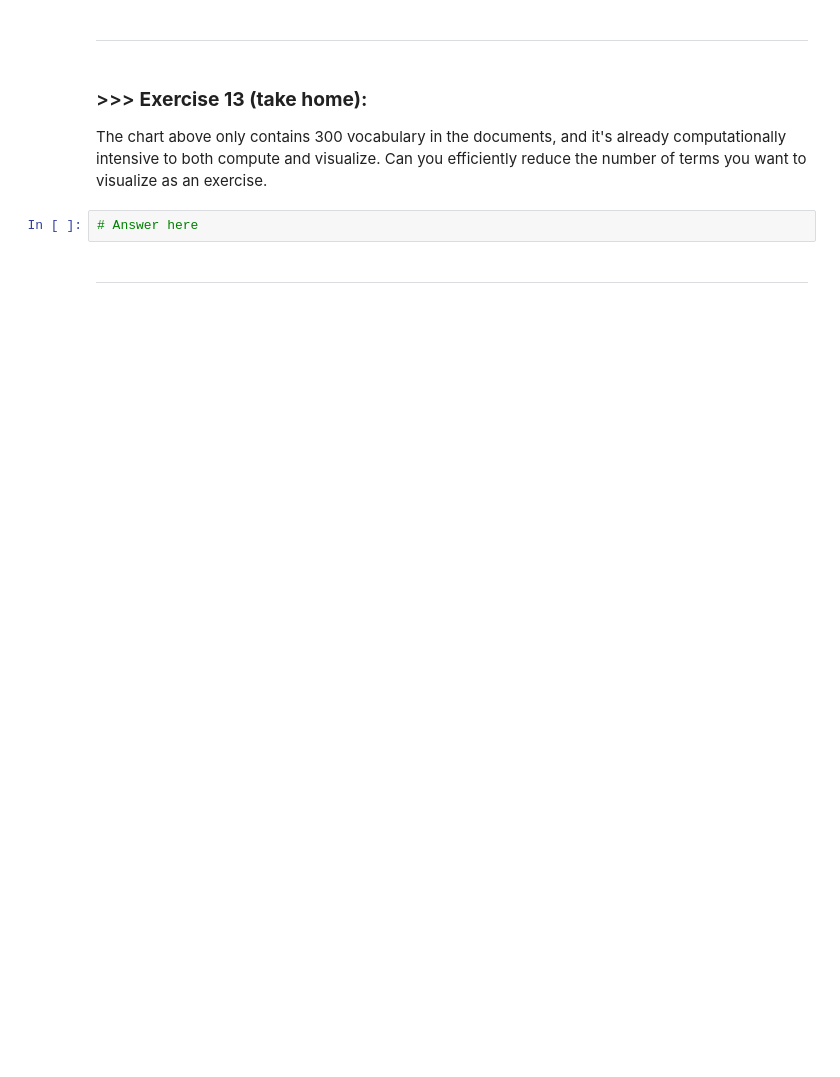
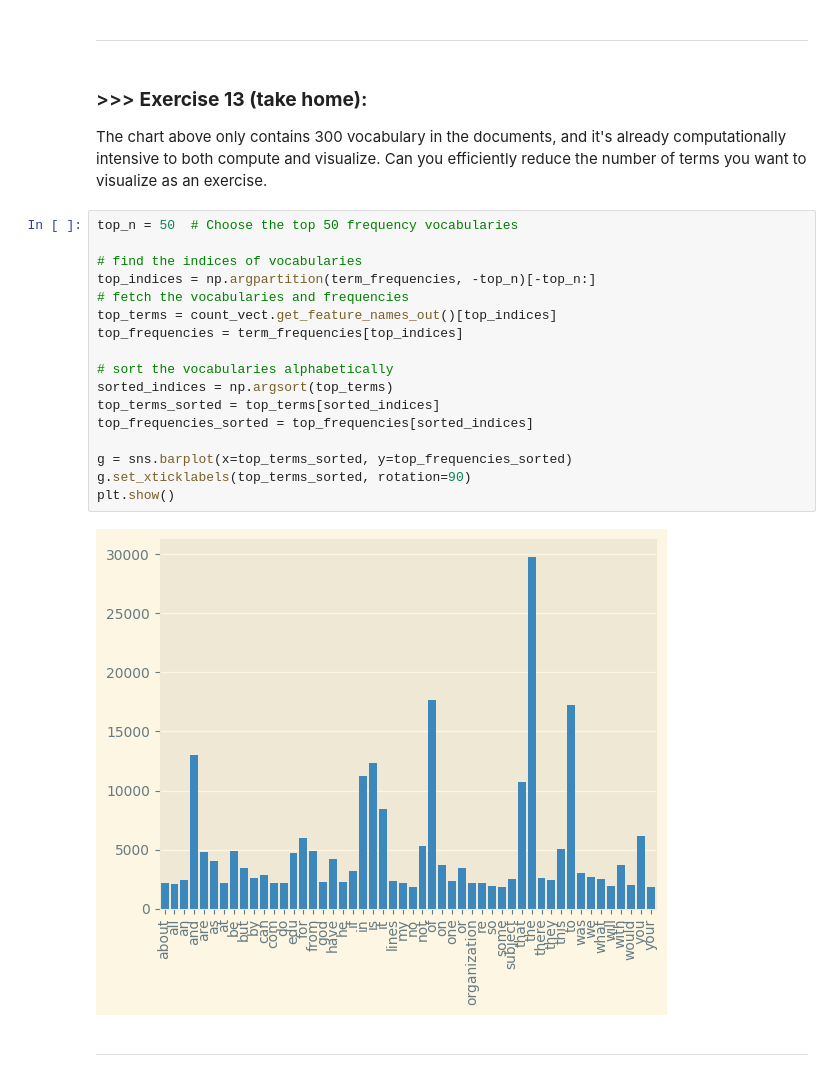
Before and after one commit to alan0502/DMLab1, a Jupyter notebook: DM2024-Lab1-Master/DM2024-Lab1-Master.ipynb, the cells around one changed output. Saved outputs shown, nothing was run; the diff lists cells and outputs as text; blank space fills up the shorter version.

```diff
--- a/DM2024-Lab1-Master/DM2024-Lab1-Master.ipynb
+++ b/DM2024-Lab1-Master/DM2024-Lab1-Master.ipynb
@@ -1132,8 +1192,25 @@ If you want a nicer interactive visualization here, I would encourage you try to
 # %% [markdown]
 ### >>> **Exercise 13 (take home):**
 The chart above only contains 300 vocabulary in the documents, and it's already computationally intensive to both compute and visualize. Can you efficiently reduce the number of terms you want to visualize as an exercise.
-# %%
-# Answer here
+# %%
+top_n = 50  # Choose the top 50 frequency vocabularies
+
+# find the indices of vocabularies
+top_indices = np.argpartition(term_frequencies, -top_n)[-top_n:]
+# fetch the vocabularies and frequencies
+top_terms = count_vect.get_feature_names_out()[top_indices]
+top_frequencies = term_frequencies[top_indices]
+
+# sort the vocabularies alphabetically
+sorted_indices = np.argsort(top_terms)
+top_terms_sorted = top_terms[sorted_indices]
+top_frequencies_sorted = top_frequencies[sorted_indices]
+
+g = sns.barplot(x=top_terms_sorted, y=top_frequencies_sorted)
+g.set_xticklabels(top_terms_sorted, rotation=90)
+plt.show()
+# %% [output]
+[figure, added]
 # %% [markdown]
 ---
 # %% [markdown]
```
Also changed, not shown: parts of 21 cells of this notebook.
